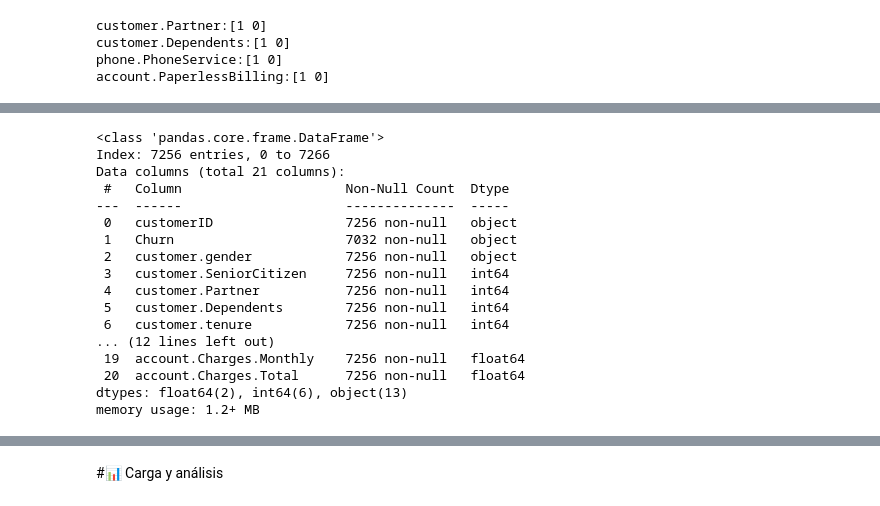
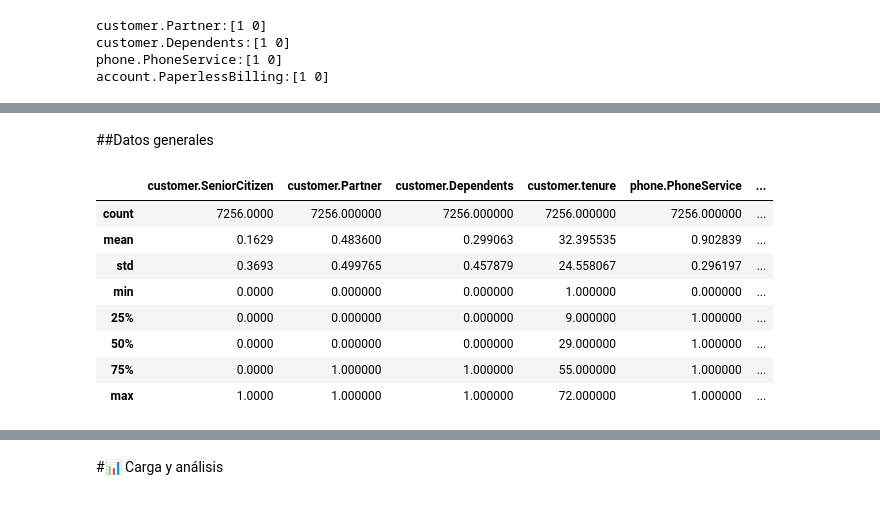
Before and after one commit to Rub-T/challenge_TelecomX, a Jupyter notebook: Challenge_telecomX.ipynb, the cells around one changed output, grey strips where cells are left out. Drawn from its saved outputs; the diff is of its cells as text; code cells hidden in the pictures.

```diff
--- a/Challenge_telecomX.ipynb
+++ b/Challenge_telecomX.ipynb
@@ -179,0 +230,3 @@ account.PaperlessBilling:[1 0]
+# %%
+datos['cuentas_diarias']=round(datos['account.Charges.Monthly']/30,2)
+datos.head()
@@ -180,20 +241,14 @@ account.PaperlessBilling:[1 0]
+# %% [markdown]
+##Datos generales
 # %%
-datos.info()
+datos.describe()
 # %% [output]
-<class 'pandas.core.frame.DataFrame'>
-Index: 7256 entries, 0 to 7266
-Data columns (total 21 columns):
- #   Column                     Non-Null Count  Dtype
----  ------                     --------------  -----
- 0   customerID                 7256 non-null   object
- 1   Churn                      7032 non-null   object
- 2   customer.gender            7256 non-null   object
- 3   customer.SeniorCitizen     7256 non-null   int64
- 4   customer.Partner           7256 non-null   int64
- 5   customer.Dependents        7256 non-null   int64
- 6   customer.tenure            7256 non-null   int64
-... (12 lines left out)
- 19  account.Charges.Monthly    7256 non-null   float64
- 20  account.Charges.Total      7256 non-null   float64
-dtypes: float64(2), int64(6), object(13)
-memory usage: 1.2+ MB
+|  | customer.SeniorCitizen | customer.Partner | customer.Dependents | customer.tenure | phone.PhoneService | ... |
+| count | 7256.0000 | 7256.000000 | 7256.000000 | 7256.000000 | 7256.000000 | ... |
+| mean | 0.1629 | 0.483600 | 0.299063 | 32.395535 | 0.902839 | ... |
+| std | 0.3693 | 0.499765 | 0.457879 | 24.558067 | 0.296197 | ... |
+| min | 0.0000 | 0.000000 | 0.000000 | 1.000000 | 0.000000 | ... |
+| 25% | 0.0000 | 0.000000 | 0.000000 | 9.000000 | 1.000000 | ... |
+| 50% | 0.0000 | 0.000000 | 0.000000 | 29.000000 | 1.000000 | ... |
+| 75% | 0.0000 | 1.000000 | 1.000000 | 55.000000 | 1.000000 | ... |
+| max | 1.0000 | 1.000000 | 1.000000 | 72.000000 | 1.000000 | ... |
```
Also changed, not shown: parts of 10 cells of this notebook.
